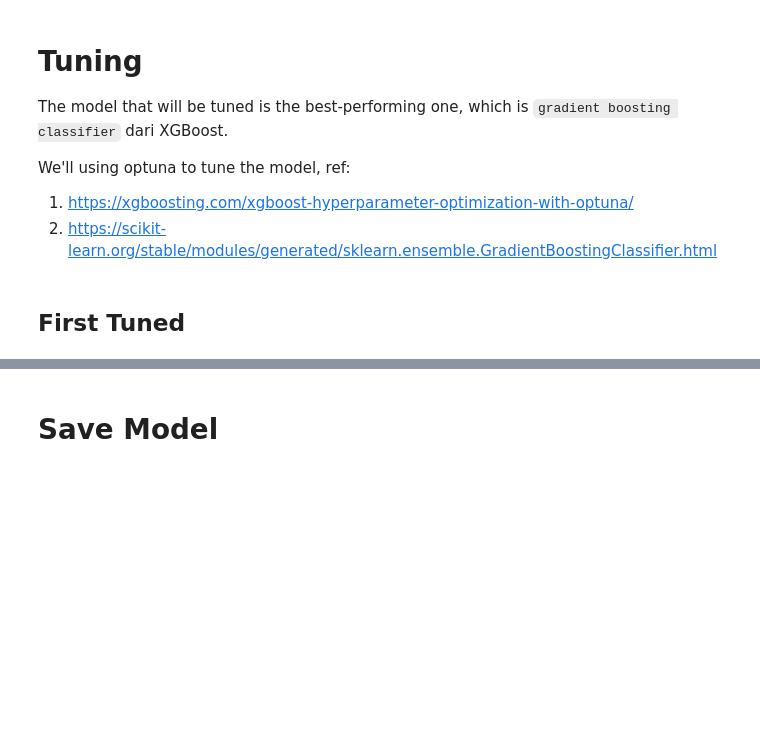
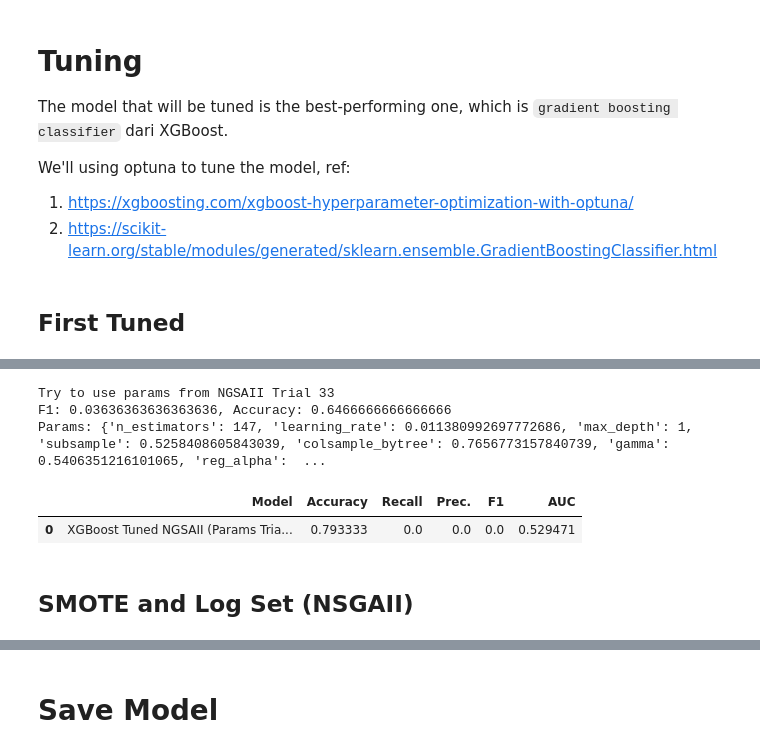
Before and after one commit to Team-9-DeployCamp/fraud-detection, a Jupyter notebook: modelling.ipynb, the cells around one changed output, grey strips where cells are left out. Cells and saved outputs as stored; diff of their text form; code cells hidden in the pictures; blank space fills up the shorter version.

```diff
--- a/modelling.ipynb
+++ b/modelling.ipynb
@@ -665,0 +986,42 @@ xgb_tuned_metrics_eval
+# %%
+# check params in trial 33 == 121
+# choose the closest one
+if 33 < len(study_multi_objective_nsgaii_1.trials):
+    selected_trial_33 = study_multi_objective_nsgaii_1.trials[33]
+
+    # store best params
+    best_params_trial33 = selected_trial_33.params
+    best_f1_trial33 = selected_trial_33.values[0]
+    best_accuracy_trial33 = selected_trial_33.values[1]
+
+    # print the result
+    print(f"Try to use params from NGSAII Trial {selected_trial_33.number}")
+    print(f'F1: {best_f1_trial33}, Accuracy: {best_accuracy_trial33}')
+    print(f"Params: {best_params_trial33}")
+# %% [output]
+Try to use params from NGSAII Trial 33
+F1: 0.03636363636363636, Accuracy: 0.6466666666666666
+Params: {'n_estimators': 147, 'learning_rate': 0.011380992697772686, 'max_depth': 1, 'subsample': 0.5258408605843039, 'colsample_bytree': 0.7656773157840739, 'gamma': 0.5406351216101065, 'reg_alpha':  ...
+# %%
+# evaluation on test set
+model_tuned_ngsaii_params33 = xgb.XGBClassifier(**best_params_trial33)
+model_tuned_ngsaii_params33.fit(X_train_SMOTE, y_train_SMOTE)
+
+# predict on set test
+y_pred_test_params33 = model_tuned_ngsaii_params33.predict(X_test)
+y_proba_test_params33 = model_tuned_ngsaii_params33.predict_proba(X_test)[:, 1]
+
+# get the mterics from tuned params trial on no.186
+metrics_params33_test = get_final_metrics_df(
+    f'XGBoost Tuned NGSAII (Params Trial 33)',
+    y_test,
+    y_pred_test_params33,
+    y_proba_test_params33)
+
+# print the result
+metrics_params33_test
+# %% [output]
+|  | Model | Accuracy | Recall | Prec. | F1 | AUC |
+| 0 | XGBoost Tuned NGSAII (Params Tria... | 0.793333 | 0.0 | 0.0 | 0.0 | 0.529471 |
+# %% [markdown]
+## SMOTE and Log Set (NSGAII)
```
Also changed, not shown: parts of 23 cells of this notebook.
